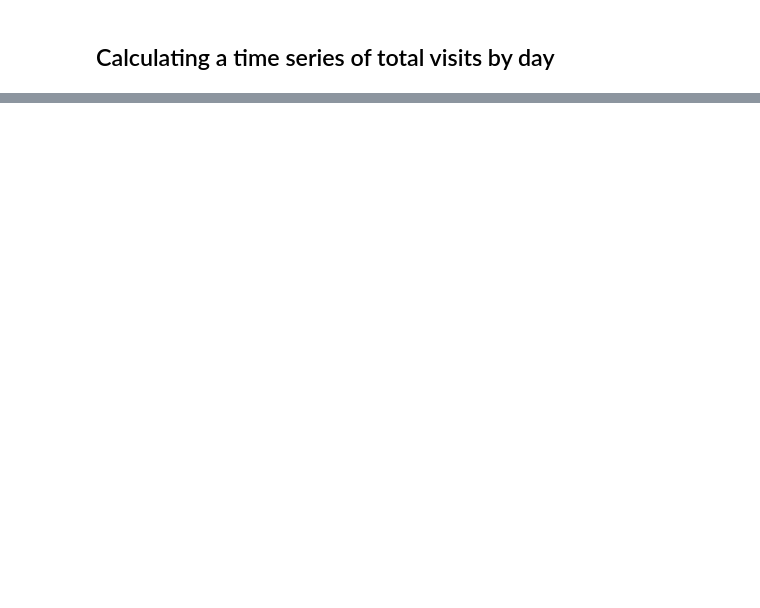
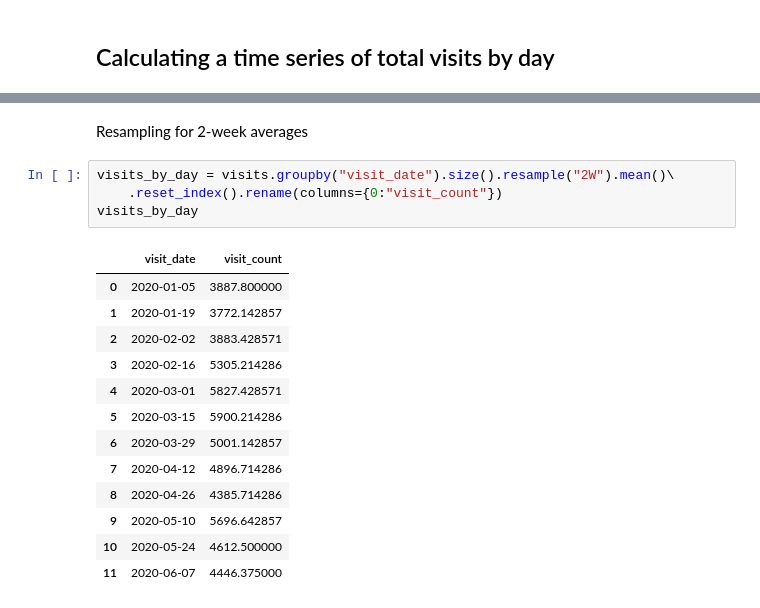
Before and after one commit to Launchpad-Analytics/Workshop-FootTrafficDashboard, a Jupyter notebook: 02 - dashboard-analysis.ipynb, the cells around one changed output, grey strips where cells are left out. Drawn from its saved outputs; the diff is of its cells as text; blank space fills up the shorter version.

```diff
--- a/02 - dashboard-analysis.ipynb
+++ b/02 - dashboard-analysis.ipynb
@@ -87,0 +64,20 @@ visits.head()
+# %% [markdown]
+Resampling for 2-week averages
+# %%
+visits_by_day = visits.groupby("visit_date").size().resample("2W").mean()\
+    .reset_index().rename(columns={0:"visit_count"})
+visits_by_day
+# %% [output]
+|  | visit_date | visit_count |
+| 0 | 2020-01-05 | 3887.800000 |
+| 1 | 2020-01-19 | 3772.142857 |
+| 2 | 2020-02-02 | 3883.428571 |
+| 3 | 2020-02-16 | 5305.214286 |
+| 4 | 2020-03-01 | 5827.428571 |
+| 5 | 2020-03-15 | 5900.214286 |
+| 6 | 2020-03-29 | 5001.142857 |
+| 7 | 2020-04-12 | 4896.714286 |
+| 8 | 2020-04-26 | 4385.714286 |
+| 9 | 2020-05-10 | 5696.642857 |
+| 10 | 2020-05-24 | 4612.500000 |
+| 11 | 2020-06-07 | 4446.375000 |
```
Also changed, not shown: parts of 10 cells of this notebook, 1 other file.
